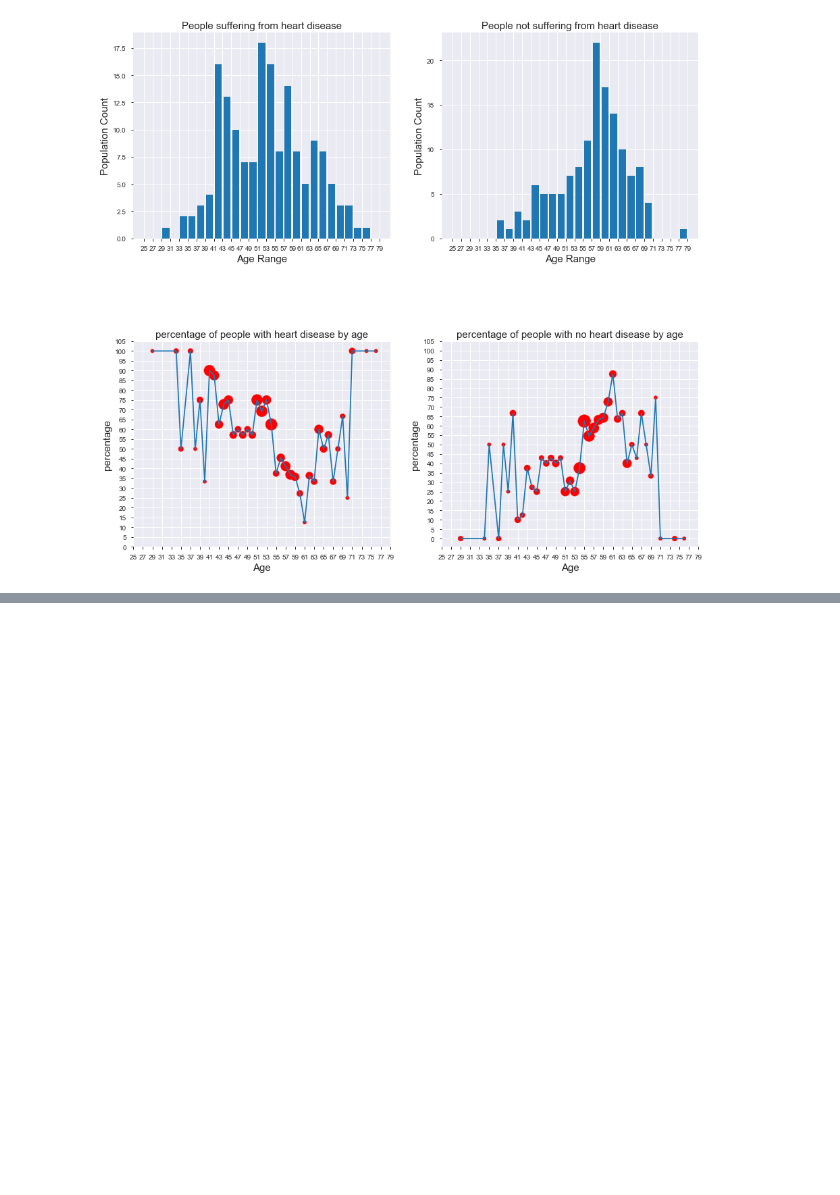
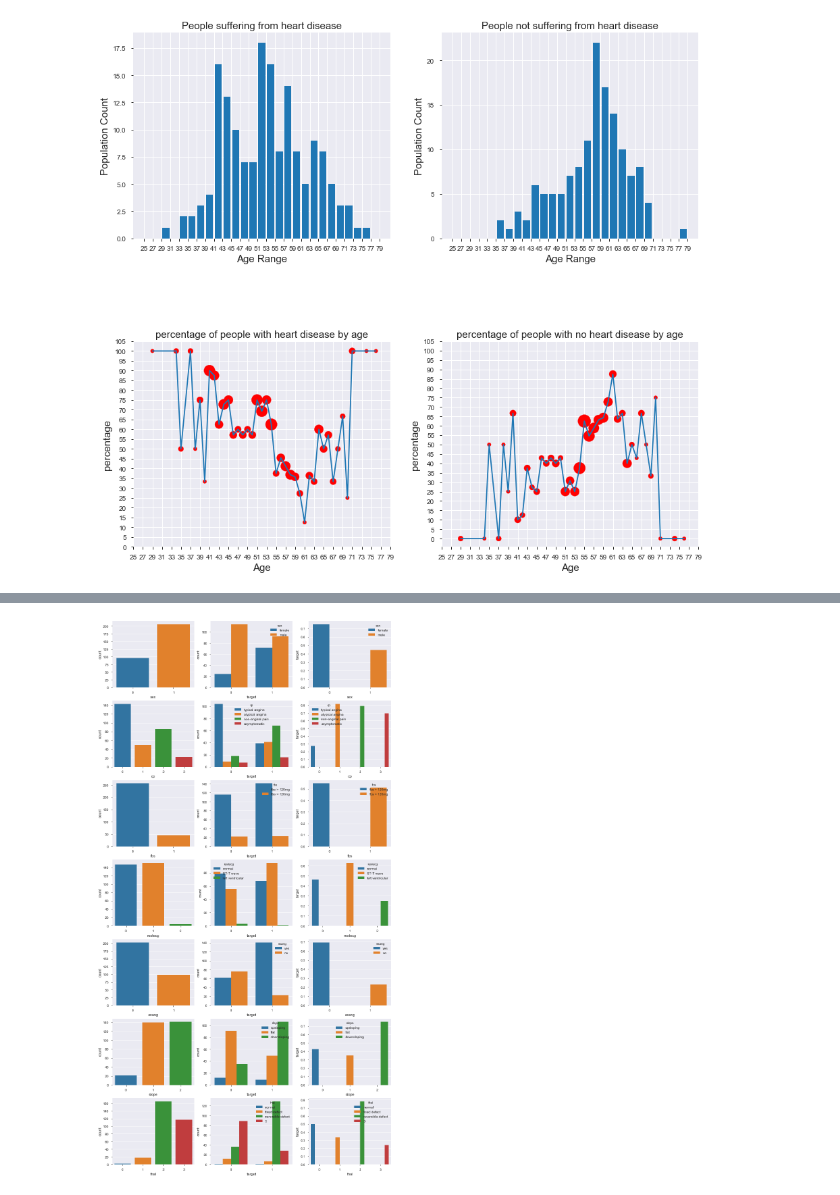
Before and after one commit to jahidkhandaker/HeartDiseasePrediction, a Jupyter notebook: RezowanaAkter/Heart_Disease_Prediction.ipynb, the cells around one changed output, grey strips where cells are left out. Cells and saved outputs as stored; diff of their text form; code cells hidden in the pictures; blank space fills up the shorter version.

```diff
--- a/RezowanaAkter/Heart_Disease_Prediction.ipynb
+++ b/RezowanaAkter/Heart_Disease_Prediction.ipynb
@@ -204,0 +347,6 @@ plt.show()
+# %%
+fig_categorial, axes = plt.subplots(nrows=len(categorial), ncols=3, figsize=(15, 30))
+
+plotGrid(isCategorial=True)
+# %% [output]
+[figure, added]
```
Also changed, not shown: parts of 6 cells of this notebook.
